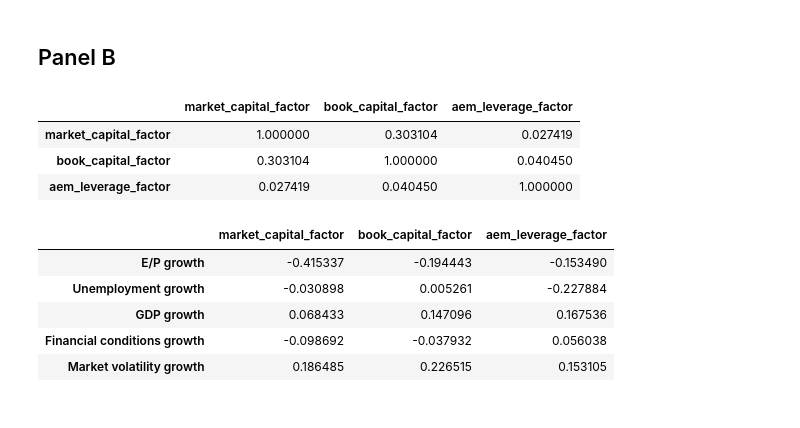
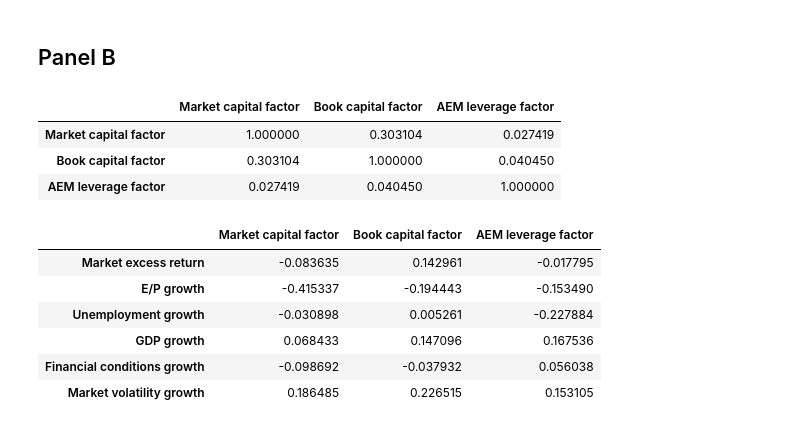
Before and after one commit to 1scarecrow1/intermediary-asset-pricing, a Jupyter notebook: src/Table03_v2.ipynb, the cells around one changed output. Cells and saved outputs as stored; diff of their text form; code cells hidden in the pictures.

```diff
--- a/src/Table03_v2.ipynb
+++ b/src/Table03_v2.ipynb
@@ -839,5 +870,6 @@ Freq: Q-DEC, Name: mkt_vol, Length: 172, dtype: float64
 # %%
 macro_merged = shiller_cape[['e/p']].merge(macro_data[['unemp_rate', 'nfci', 'real_gdp']], left_index=True, right_index=True)
+macro_merged = macro_merged.merge(ff_facs[['mkt_ret']],left_index=True, right_index=True)
 macro_merged = macro_merged.merge(annualized_volatility, left_index=True, right_index=True)
 macro_merged
 # %% [output]
@@ -858,4 +890,6 @@ macro_merged
 # %%
 levels2 = levels.merge(macro_merged, left_index=True, right_index=True)
+levels2.columns = ['Market capital', 'Book capital', 'AEM leverage',
+                    'E/P', 'Unemployment', 'Financial conditions', 'GDP', 'Market excess return', 'Market volatility']
 levels2
 # %% [output]
@@ -893,6 +927,6 @@ macro_merged_2
 # %%
 factors2 = factors.merge(macro_merged_2, left_index=True, right_index=True)
-factors2.columns = ['market_capital_factor', 'book_capital_factor', 'aem_leverage_factor',
-                    'E/P growth', 'Unemployment growth', 'Financial conditions growth', 'GDP growth', 'Market volatility growth']
+factors2.columns = ['Market capital factor', 'Book capital factor', 'AEM leverage factor',
+                    'E/P growth', 'Unemployment growth', 'Financial conditions growth', 'GDP growth', 'Market excess return', 'Market volatility growth']
 factors2
 # %% [output]
@@ -924,8 +958,8 @@ correlation_panelA
 # %% [markdown]
 ## $\star$ $\star$ Issue: Not sure whether it is GDP level itself
 # %%
-main_cols = levels2[['market_cap_ratio', 'book_cap_ratio', 'aem_leverage']]
-other_cols = levels2[['e/p', 'unemp_rate', 'real_gdp', 'nfci',  'mkt_vol']]
+main_cols = levels2[['Market capital', 'Book capital', 'AEM leverage']]
+other_cols = levels2[['E/P', 'Unemployment', 'GDP', 'Financial conditions', 'Market volatility']]
 
 correlation_results_panelA = pd.DataFrame(index=main_cols.columns)
 
@@ -956,25 +990,26 @@ pd.concat([correlation_panelA, correlation_results_panelA.T], axis=0)
 ## Panel B
 # %%
 # get the correlation of factors
-correlation_panelB = factors.corr()
+correlation_panelB = factors2.iloc[:,:3].corr()
 correlation_panelB
 # %% [output]
-|  | market_capital_factor | book_capital_factor | aem_leverage_factor |
-| market_capital_factor | 1.000000 | 0.303104 | 0.027419 |
-| book_capital_factor | 0.303104 | 1.000000 | 0.040450 |
-| aem_leverage_factor | 0.027419 | 0.040450 | 1.000000 |
+|  | Market capital factor | Book capital factor | AEM leverage factor |
+| Market capital factor | 1.000000 | 0.303104 | 0.027419 |
+| Book capital factor | 0.303104 | 1.000000 | 0.040450 |
+| AEM leverage factor | 0.027419 | 0.040450 | 1.000000 |
 # %%
-main_cols = factors2[['market_capital_factor', 'book_capital_factor', 'aem_leverage_factor']]
-other_cols = factors2[['E/P growth', 'Unemployment growth', 'GDP growth', 'Financial conditions growth', 'Market volatility growth']]
+main_cols = factors2[['Market capital factor', 'Book capital factor', 'AEM leverage factor']]
+other_cols = factors2[['Market excess return', 'E/P growth', 'Unemployment growth', 'GDP growth', 'Financial conditions growth', 'Market volatility growth']]
 
 correlation_results_panelB = pd.DataFrame(index=main_cols.columns)
 
 for column in other_cols.columns:
     correlation_results_panelB[column] = main_cols.corrwith(other_cols[column])
 
 correlation_results_panelB.T
 # %% [output]
-|  | market_capital_factor | book_capital_factor | aem_leverage_factor |
+|  | Market capital factor | Book capital factor | AEM leverage factor |
+| Market excess return | -0.083635 | 0.142961 | -0.017795 |
 | E/P growth | -0.415337 | -0.194443 | -0.153490 |
 | Unemployment growth | -0.030898 | 0.005261 | -0.227884 |
 | GDP growth | 0.068433 | 0.147096 | 0.167536 |
```
Also changed, not shown: parts of 10 cells of this notebook, 1 other file.
